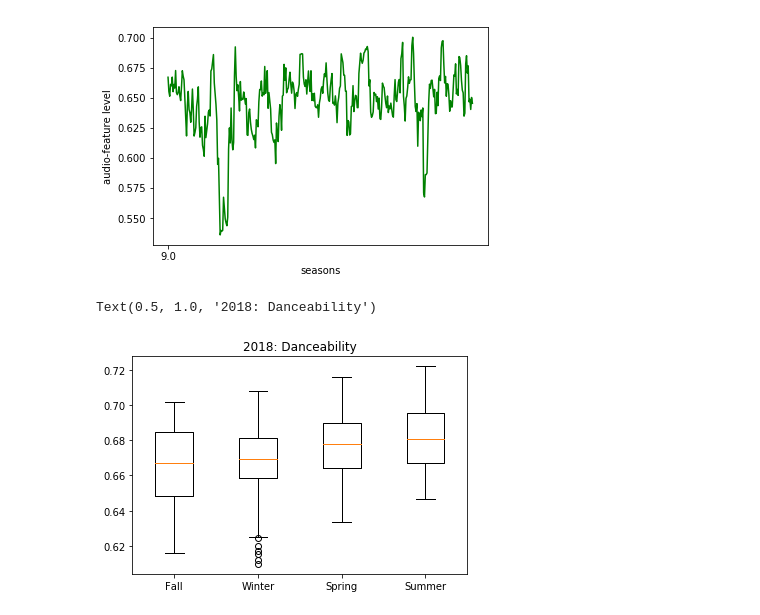
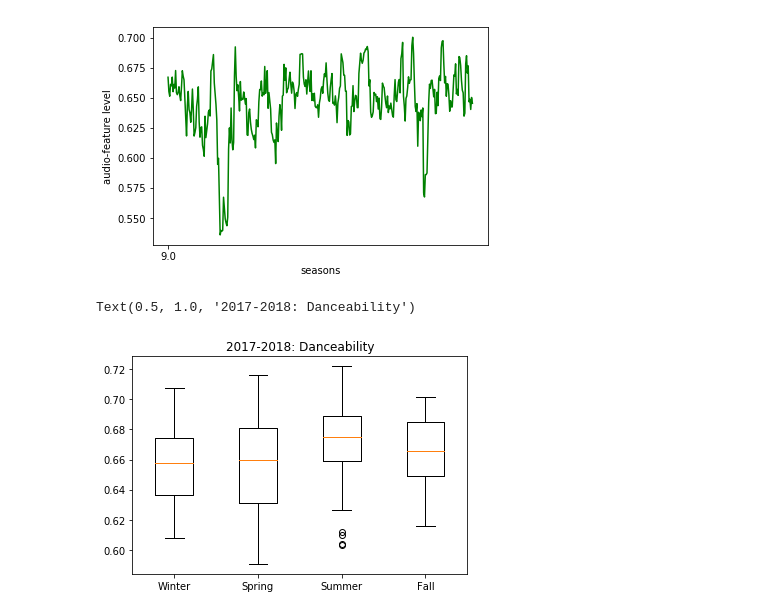
Before and after one commit to ajt025/Moodsic, a Jupyter notebook: Scraping url.ipynb, the cells around one changed output. Saved outputs shown, nothing was run; the diff lists cells and outputs as text; code cells hidden in the pictures.

```diff
--- a/Scraping url.ipynb
+++ b/Scraping url.ipynb
@@ -213,16 +200,17 @@ plt.plot(danceability,color='green')
 # %%
 import numpy as np
 
-ticks = ['Fall', 'Winter', 'Spring', 'Summer']
-fall_list = df_2018.loc[df_2018['Season'] == 'Fall','danceability'].tolist()
-winter_list = df_2018.loc[df_2018['Season'] == 'Winter','danceability'].tolist()
-spring_list = df_2018.loc[df_2018['Season'] == 'Spring','danceability'].tolist()
-summer_list = df_2018.loc[df_2018['Season'] == 'Summer','danceability'].tolist()
-data = [fall_list, winter_list, spring_list, summer_list]
+ticks = ['Winter', 'Spring', 'Summer','Fall']
+
+winter_list = df1.loc[df1['Season'] == 'Winter','danceability'].tolist()
+spring_list = df1.loc[df1['Season'] == 'Spring','danceability'].tolist()
+summer_list = df1.loc[df1['Season'] == 'Summer','danceability'].tolist()
+fall_list = df1.loc[df1['Season'] == 'Fall','danceability'].tolist()
+data = [winter_list, spring_list, summer_list, fall_list]
 
 plt.boxplot(data)
 plt.xticks([1,2,3,4], ticks)
-plt.title('2018: Danceability')
+plt.title('2017-2018: Danceability')
 # %% [output]
-Text(0.5, 1.0, '2018: Danceability')
+Text(0.5, 1.0, '2017-2018: Danceability')
-[figure, old version]
+[figure, new version]
```
Also changed, not shown: parts of 5 cells of this notebook, 1 other file.
